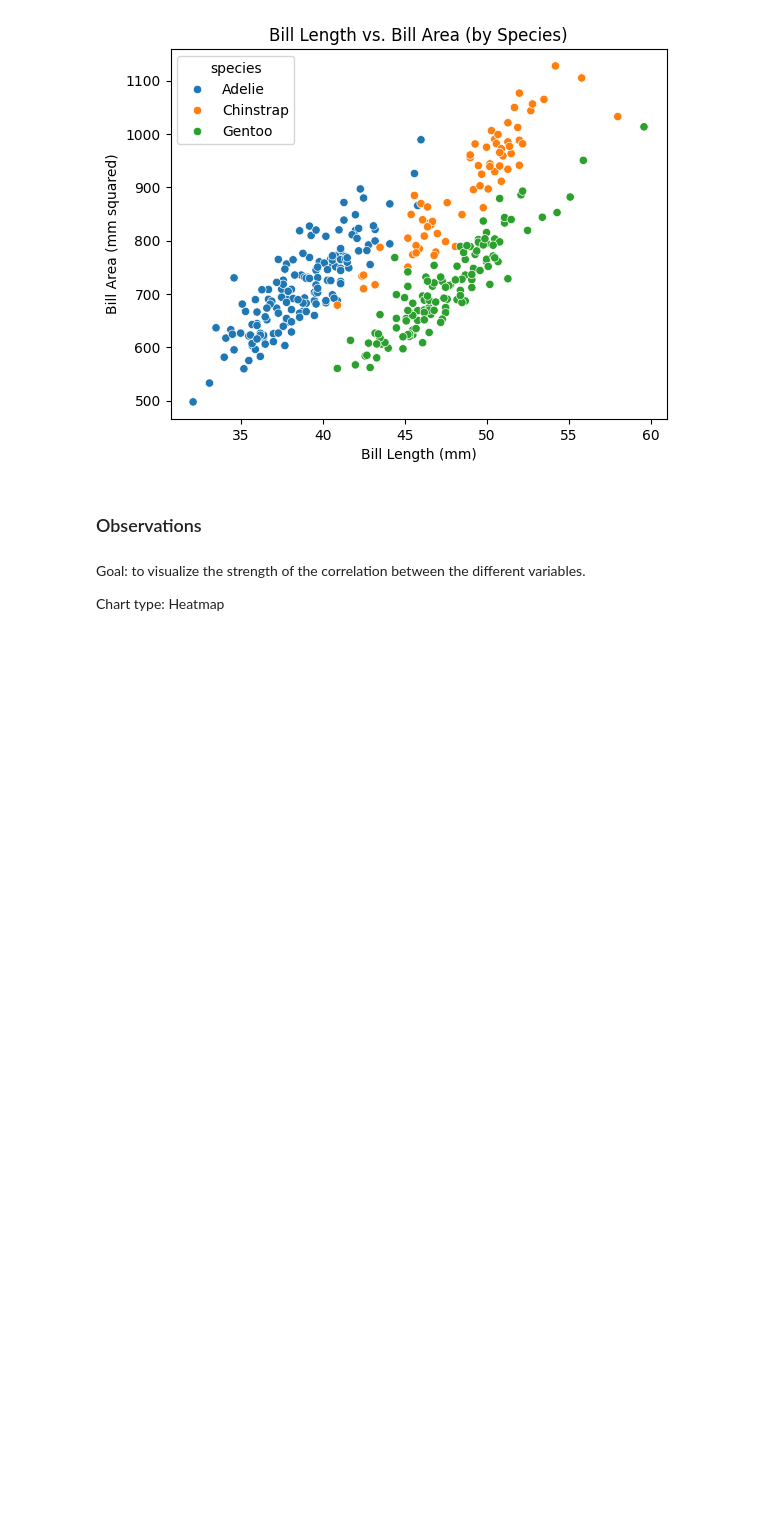
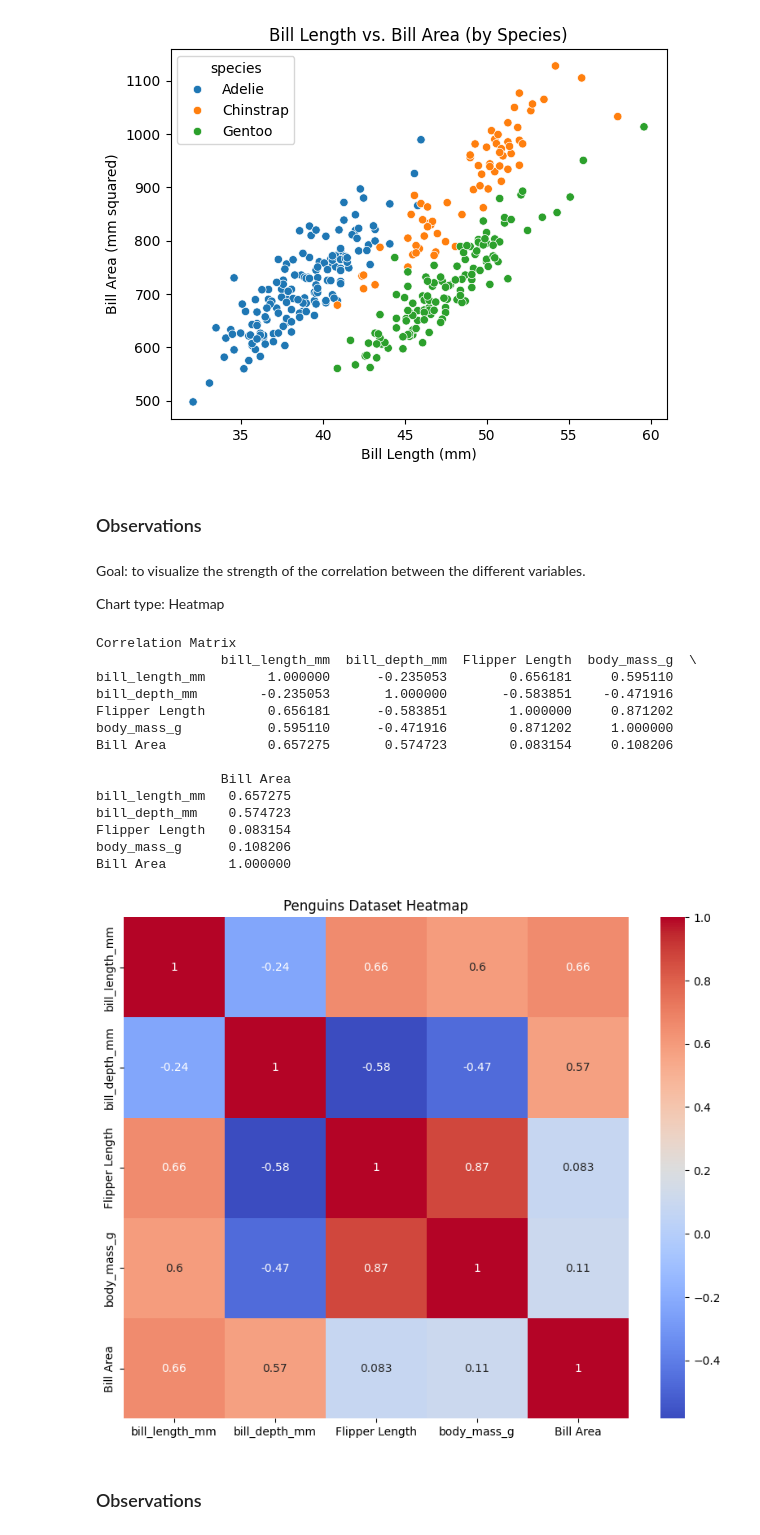
Before and after one commit to sydsailors/datafun-06-eda, a Jupyter notebook: sydney_penguins_eda.ipynb, the cells around one changed output. Cells and saved outputs as stored; diff of their text form; code cells hidden in the pictures; blank space fills up the shorter version.

```diff
--- a/sydney_penguins_eda.ipynb
+++ b/sydney_penguins_eda.ipynb
@@ -172,3 +173,34 @@ matplotlib.pyplot.show()
 Goal: to visualize the strength of the correlation between the different variables.
 
 Chart type: Heatmap
+# %%
+# Calculate correlation matrix
+correlation_matrix = penguins_df.corr(numeric_only=True)
+
+# Display correlation matrix
+print("Correlation Matrix")
+print(correlation_matrix)
+
+# Create a heatmap of the penguins dataset
+plt.figure(figsize=(10, 8))
+sns.heatmap(correlation_matrix, annot=True, cmap='coolwarm')
+plt.title('Penguins Dataset Heatmap')
+plt.show()
+# %% [output]
+Correlation Matrix
+                bill_length_mm  bill_depth_mm  Flipper Length  body_mass_g  \
+bill_length_mm        1.000000      -0.235053        0.656181     0.595110
+bill_depth_mm        -0.235053       1.000000       -0.583851    -0.471916
+Flipper Length        0.656181      -0.583851        1.000000     0.871202
+body_mass_g           0.595110      -0.471916        0.871202     1.000000
+Bill Area             0.657275       0.574723        0.083154     0.108206
+
+                Bill Area
+bill_length_mm   0.657275
+bill_depth_mm    0.574723
+Flipper Length   0.083154
+body_mass_g      0.108206
+Bill Area        1.000000
+[figure, added]
+# %% [markdown]
+### Observations
```
Also changed, not shown: parts of 1 cell of this notebook.
